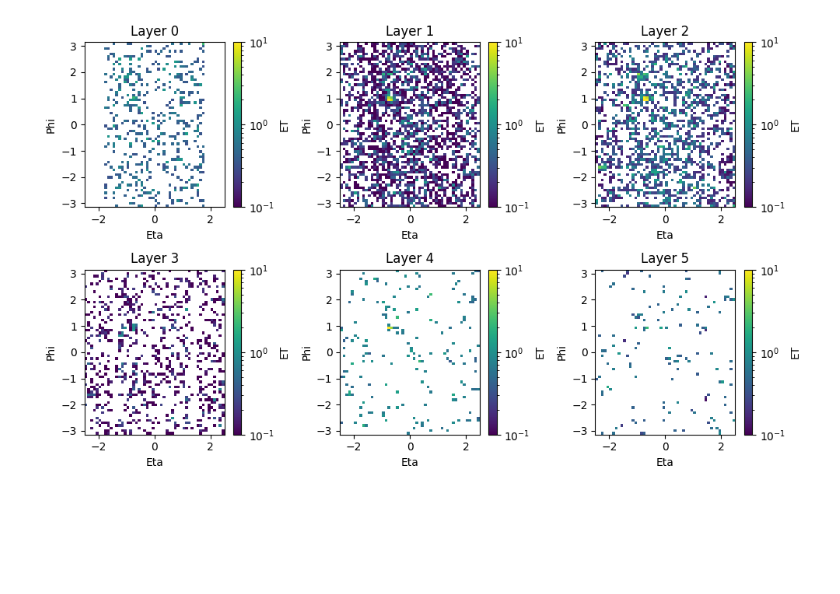
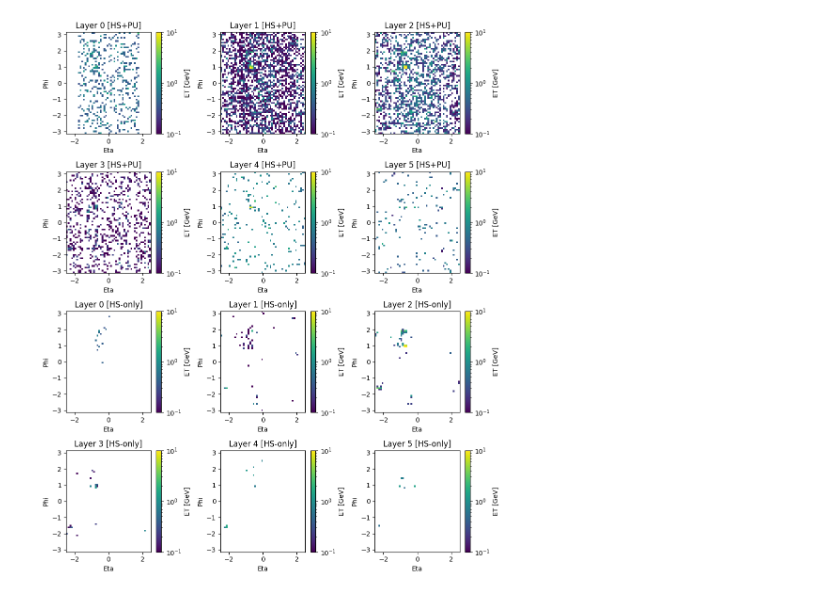
Before and after one commit to hftsoi/contrastive4pu, a Jupyter notebook: nb.ipynb, the cells around one changed output. Drawn from its saved outputs; the diff is of its cells as text; code cells hidden in the pictures; blank space fills up the shorter version.

Commit message:
update plotting

```diff
--- a/nb.ipynb
+++ b/nb.ipynb
@@ -151,24 +119,46 @@ for i in range(n_events):
         X_isHS[i, :, :, ch] = hist_hs
         X_isPU[i, :, :, ch] = hist_pu
 # %%
-event_idx = 1
+def plot_layers(event_idx, X_isHS, X_isPU):
+    fig, axes = plt.subplots(4, 3, figsize=(10, 12))
 
-fig, axes = plt.subplots(2, 3, figsize=(10, 6))
+    for ch in range(6):
+        ax = axes[ch // 3, ch % 3]
 
-for ch in range(6):
-    ax = axes[ch // 3, ch % 3]
+        heatmap_data = X_isPU[event_idx, :, :, ch] + X_isHS[event_idx, :, :, ch]
 
-    heatmap_data = X_isPU[event_idx, :, :, ch] + X_isHS[event_idx, :, :, ch]
+        mesh = ax.pcolormesh(eta_edges,
+                             phi_edges,
+                             heatmap_data.T,
+                             cmap='viridis',
+                             norm = LogNorm(vmin = 1e-1, vmax = 1e1))
 
-    mesh = ax.pcolormesh(eta_edges, phi_edges, heatmap_data.T, cmap='viridis', norm = LogNorm(vmin = 1e-1, vmax = 1e1))
+        ax.set_xlabel('Eta')
+        ax.set_ylabel('Phi')
+        ax.set_title(f'Layer {ch} [HS+PU]')
 
-    ax.set_xlabel('Eta')
-    ax.set_ylabel('Phi')
-    ax.set_title(f'Layer {ch}')
+        fig.colorbar(mesh, ax=ax, label='ET [GeV]')
 
-    fig.colorbar(mesh, ax=ax, label='ET')
+    for ch in range(6):
+        ax = axes[ch // 3 + 2, ch % 3]
 
-plt.tight_layout()
-plt.show()
+        heatmap_data = X_isHS[event_idx, :, :, ch]
+
+        mesh = ax.pcolormesh(eta_edges,
+                             phi_edges,
+                             heatmap_data.T,
+                             cmap='viridis',
+                             norm = LogNorm(vmin = 1e-1, vmax = 1e1))
+
+        ax.set_xlabel('Eta')
+        ax.set_ylabel('Phi')
+        ax.set_title(f'Layer {ch} [HS-only]')
+
+        fig.colorbar(mesh, ax=ax, label='ET [GeV]')
+
+    plt.tight_layout()
+    plt.show()
+
+plot_layers(event_idx=1, X_isHS=X_isHS, X_isPU=X_isPU)
 # %% [output]
-[figure, old version]
+[figure, new version]
```
Also changed, not shown: parts of 2 cells of this notebook.
